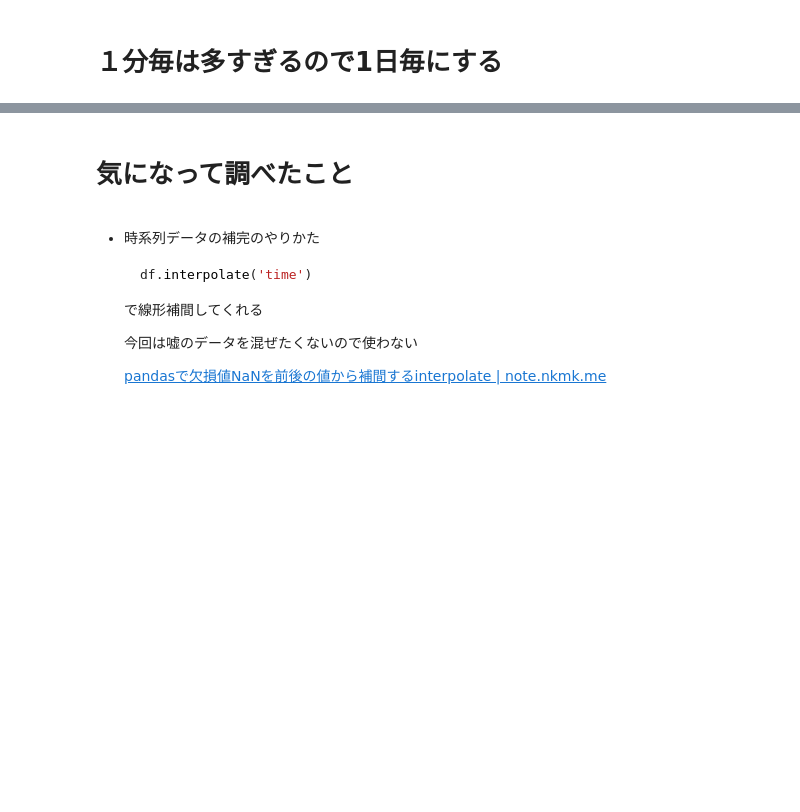
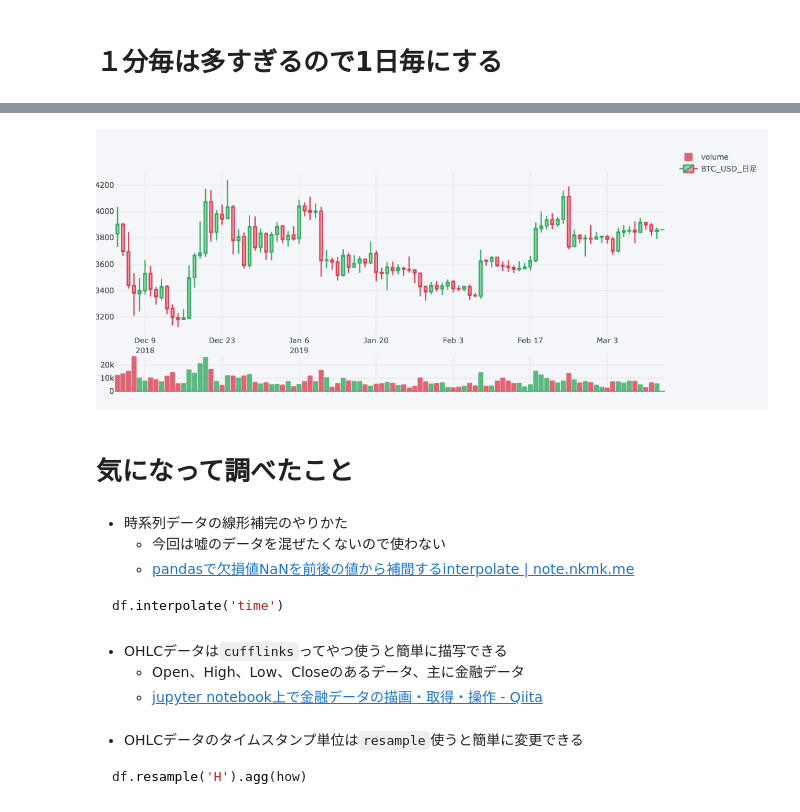
Before and after one commit to MiraiChino/ensemble, a Jupyter notebook: a.ipynb, the cells around one changed output, grey strips where cells are left out. Saved outputs shown, nothing was run; the diff lists cells and outputs as text; code cells hidden in the pictures; blank space fills up the shorter version.

````diff
--- a/a.ipynb
+++ b/a.ipynb
@@ -49,8 +50,2 @@ df
 # %% [markdown]
 # １分毎は多すぎるので1日毎にする
-# %%
-from datetime import datetime
-df["Timestamp_UTC"] = df["Timestamp"].apply(lambda x: datetime.utcfromtimestamp(x))
-is_midnight = lambda time: time.hour == 0 and time.minute == 0 and time.second == 0
-df_ismidnight = df["Timestamp_UTC"].apply(is_midnight)
-df_day = df[df_ismidnight].set_index("Timestamp_UTC")
@@ -96,0 +52,10 @@ graph_day_ok
+# %%
+how = {
+    "open": "first",
+    "high": "max",
+    "low": "min",
+    "close": "last",
+    "volume": "sum"
+}
+df_day = df.resample('D').agg(how)
+df_day.tail(10)
@@ -97,15 +75,26 @@ graph_day_ok
+# %%
+qf = cf.QuantFig(df_day.tail(100))
+qf.add_volume()
+qf.iplot(up_color=green, down_color=red, name="BTC_USD_日足")
+# %% [output]
+[figure, added]
 # %% [markdown]
 # 気になって調べたこと
 # %% [markdown]
-- 時系列データの補完のやりかた
+- 時系列データの線形補完のやりかた
+    - 今回は嘘のデータを混ぜたくないので使わない
+    - [pandasで欠損値NaNを前後の値から補間するinterpolate | note.nkmk.me](https://note.nkmk.me/python-pandas-interpolate/)
 
-    ```python
-    df.interpolate('time')
-    ```
-
-
-    で線形補間してくれる
-
-    今回は嘘のデータを混ぜたくないので使わない
-
-    [pandasで欠損値NaNを前後の値から補間するinterpolate | note.nkmk.me](https://note.nkmk.me/python-pandas-interpolate/)
+```python
+df.interpolate('time')
+```
+# %% [markdown]
+- OHLCデータは`cufflinks`ってやつ使うと簡単に描写できる
+    - Open、High、Low、Closeのあるデータ、主に金融データ
+    - [jupyter notebook上で金融データの描画・取得・操作 - Qiita](https://qiita.com/u1and0/items/6bc0dbeed0e20dd89eda)
+# %% [markdown]
+- OHLCデータのタイムスタンプ単位は`resample`使うと簡単に変更できる
+
+``` python
+df.resample('H').agg(how)
+```
````
Also changed, not shown: parts of 19 cells of this notebook.
